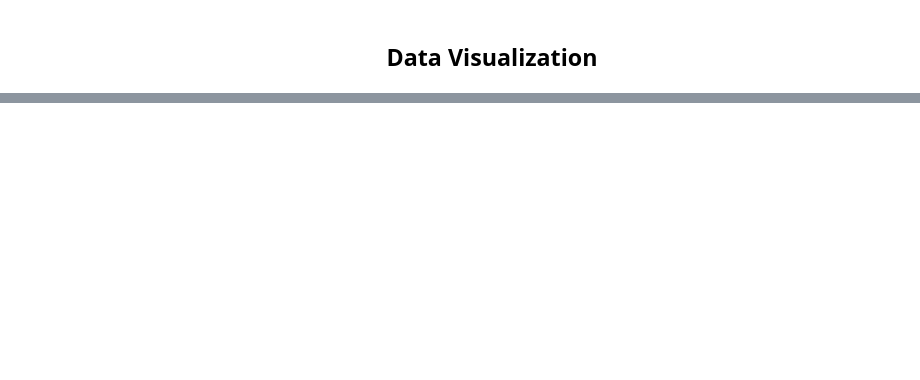
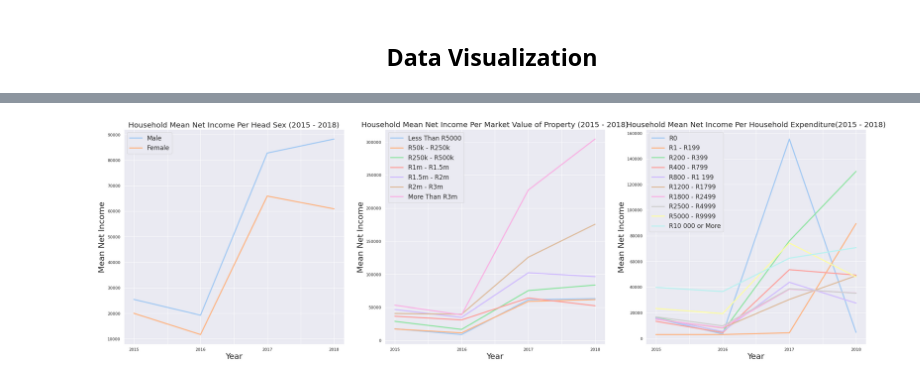
Before and after one commit to Five-Tackle-One/DAE-Mini-Project, a Jupyter notebook: General House Survey.ipynb, the cells around one changed output, grey strips where cells are left out. Saved outputs shown, nothing was run; the diff lists cells and outputs as text; code cells hidden in the pictures; blank space fills up the shorter version.

Commit message:
Final Data Visualization

```diff
--- a/General House Survey.ipynb
+++ b/General House Survey.ipynb
@@ -373,0 +368,44 @@ Text(0, 0.5, 'Mean earnings')
+# %%
+# ============================== Head Sex
+
+head_sex = ['Male','Female'] # 1: Male , 2: Female
+head_sex_title = "Household Mean Net Income Per Head Sex (2015 - 2018)"
+head_sex_xlabel = "Year"
+head_sex_col = "Head Sex"
+head_sex_ylabel = "Mean Net Income"
+head_sex_df = dv.group_title_value(ghs_values,head_sex_col,head_sex)
+
+
+# ============================== Household Expenditure
+
+expenditure = ['R0','R1 - R199','R200 - R399 ','R400 - R799','R800 - R1 199','R1200 - R1799','R1800 - R2499','R2500 - R4999','R5000 - R9999','R10 000 or More']
+expenditure_title = "Household Mean Net Income Per Household Expenditure(2015 - 2018)"
+expenditure_xlabel = "Year"
+expenditure_col = "Expenditure"
+expenditure_ylabel = "Mean Net Income"
+expenditure_df = dv.group_title_value(ghs_values,expenditure_col,expenditure)
+
+
+# ============================== Market Value of Property
+
+
+market_value = ['Less Than R5000','R50k - R250k','R250k - R500k ','R1m - R1.5m','R1.5m - R2m','R2m - R3m','More Than R3m']
+market_value_title = "Household Mean Net Income Per Market Value of Property (2015 - 2018)"
+market_value_xlabel = "Year"
+market_value_col = "Market Value"
+market_value_ylabel = "Mean Net Income"
+market_value_df = dv.group_title_value(ghs_values,market_value_col,market_value)
+# %%
+plots = [head_sex_df,market_value_df,expenditure_df]
+titles = [head_sex_title,market_value_title,expenditure_title]
+xlabels = ["Year","Year","Year"]
+categories = [head_sex,market_value,expenditure]
+cols = [head_sex_col,market_value_col,expenditure_col]
+ylabels = ["Mean Net Income","Mean Net Income","Mean Net Income"]
+# %%
+sns.set()
+sns.set_palette("pastel")
+# %%
+dv.plot_dataframes(plots,titles,categories,cols)
+# %% [output]
+[figure, added]
```
Also changed, not shown: parts of 51 cells of this notebook, 3 other files.
